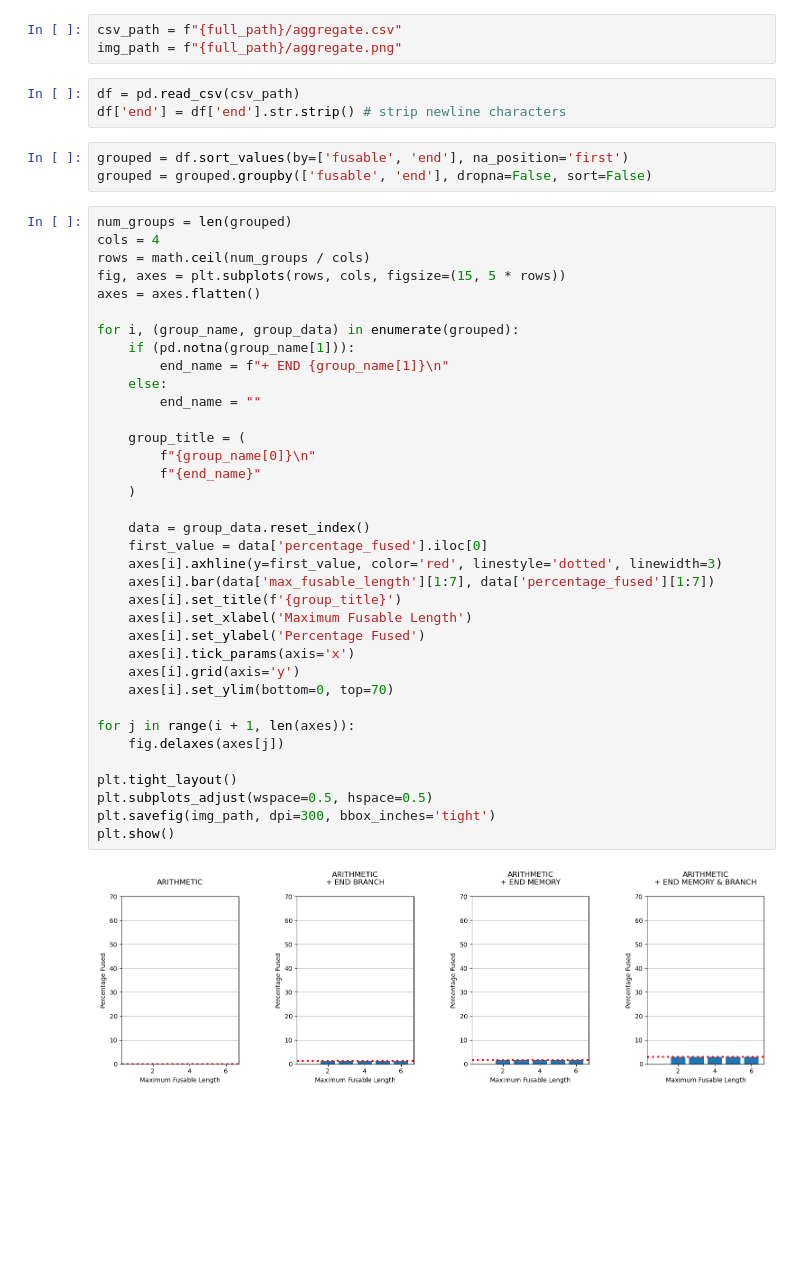
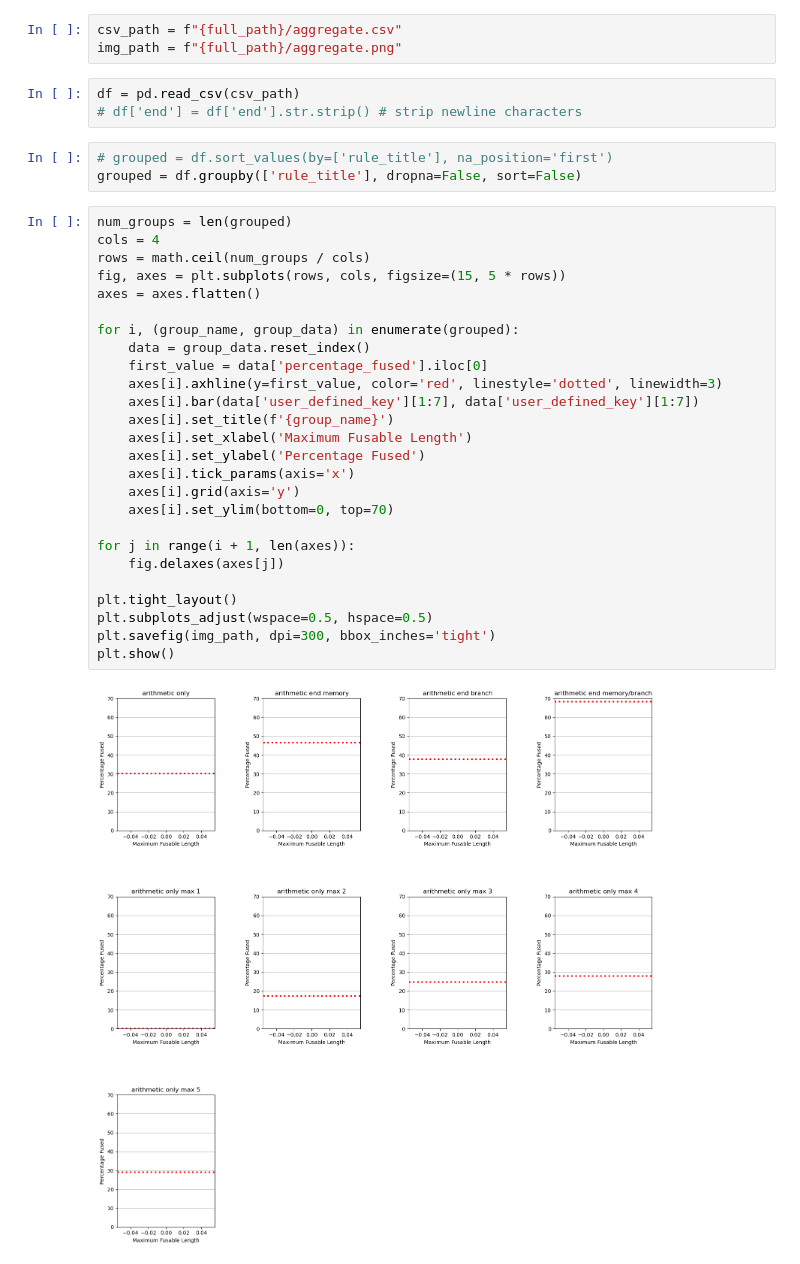
Before and after one commit to elizabethhsy/InstructionFusion, a Jupyter notebook: python/aggregate.ipynb, the cells around one changed output. Cells and saved outputs as stored; diff of their text form; blank space fills up the shorter version.

```diff
--- a/python/aggregate.ipynb
+++ b/python/aggregate.ipynb
@@ -29,45 +31,35 @@ csv_path = f"{full_path}/aggregate.csv"
 img_path = f"{full_path}/aggregate.png"
 # %%
 df = pd.read_csv(csv_path)
-df['end'] = df['end'].str.strip() # strip newline characters
+# df['end'] = df['end'].str.strip() # strip newline characters
 # %%
-grouped = df.sort_values(by=['fusable', 'end'], na_position='first')
-grouped = grouped.groupby(['fusable', 'end'], dropna=False, sort=False)
+# grouped = df.sort_values(by=['rule_title'], na_position='first')
+grouped = df.groupby(['rule_title'], dropna=False, sort=False)
 # %%
 num_groups = len(grouped)
 cols = 4
 rows = math.ceil(num_groups / cols)
 fig, axes = plt.subplots(rows, cols, figsize=(15, 5 * rows))
 axes = axes.flatten()
 
 for i, (group_name, group_data) in enumerate(grouped):
-    if (pd.notna(group_name[1])):
-        end_name = f"+ END {group_name[1]}\n"
-    else:
-        end_name = ""
-
-    group_title = (
-        f"{group_name[0]}\n"
-        f"{end_name}"
-    )
-
     data = group_data.reset_index()
     first_value = data['percentage_fused'].iloc[0]
     axes[i].axhline(y=first_value, color='red', linestyle='dotted', linewidth=3)
-    axes[i].bar(data['max_fusable_length'][1:7], data['percentage_fused'][1:7])
-    axes[i].set_title(f'{group_title}')
+    axes[i].bar(data['user_defined_key'][1:7], data['user_defined_key'][1:7])
+    axes[i].set_title(f'{group_name}')
     axes[i].set_xlabel('Maximum Fusable Length')
     axes[i].set_ylabel('Percentage Fused')
     axes[i].tick_params(axis='x')
     axes[i].grid(axis='y')
     axes[i].set_ylim(bottom=0, top=70)
 
 for j in range(i + 1, len(axes)):
     fig.delaxes(axes[j])
 
 plt.tight_layout()
 plt.subplots_adjust(wspace=0.5, hspace=0.5)
 plt.savefig(img_path, dpi=300, bbox_inches='tight')
 plt.show()
 # %% [output]
-[figure, old version]
+[figure, new version]
```
Also changed, not shown: parts of 1 cell of this notebook, 5 other files.
